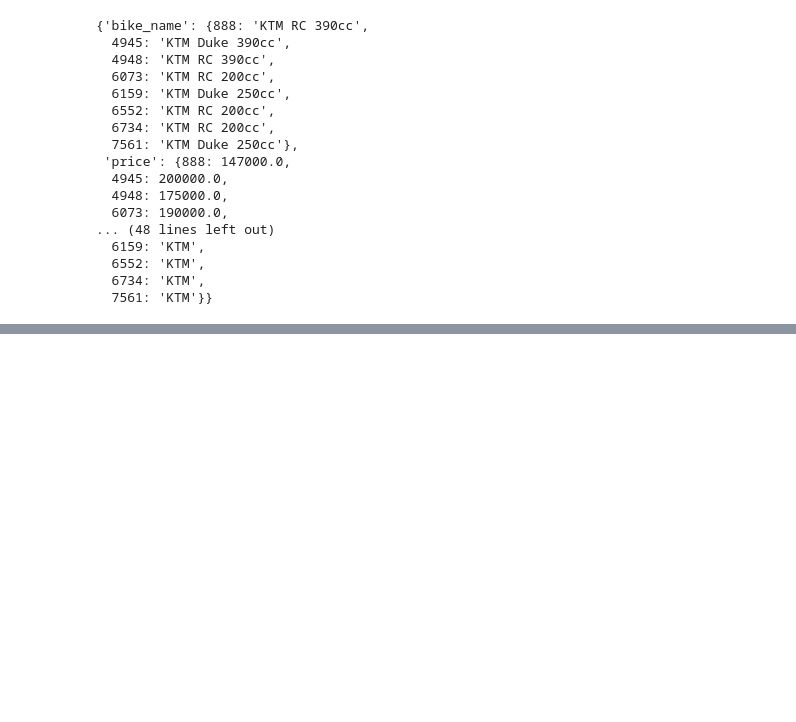
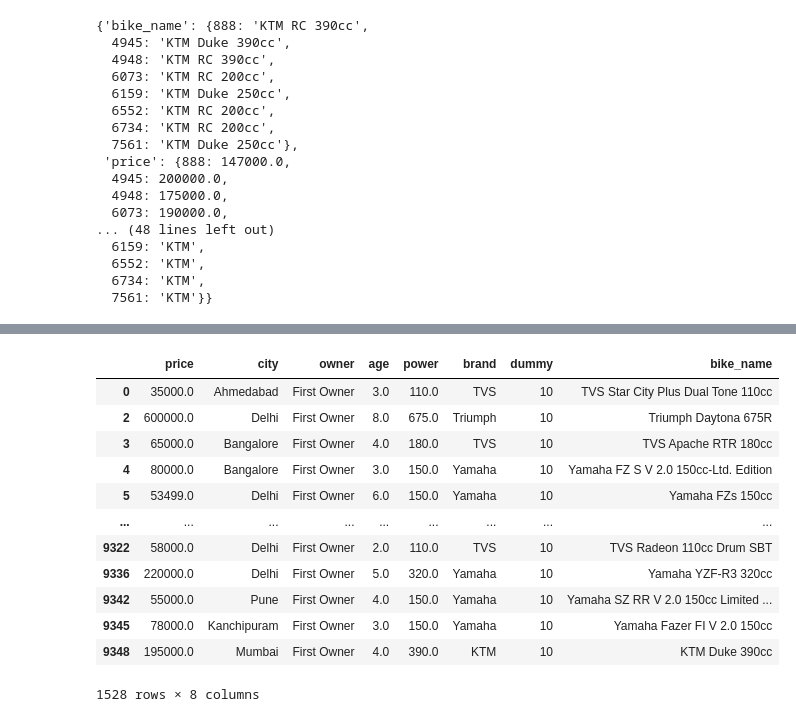
Before and after one commit to upflairs-pvt-ltd/jecrc-10-may2024, a Jupyter notebook: pandas.ipynb, the cells around one changed output, grey strips where cells are left out. Saved outputs shown, nothing was run; the diff lists cells and outputs as text; code cells hidden in the pictures; blank space fills up the shorter version.

```diff
--- a/pandas.ipynb
+++ b/pandas.ipynb
@@ -314,0 +351,2 @@ sample.to_dict()
+# %%
+bike_name = df['bike_name']
@@ -314,0 +368,2 @@ sample.to_dict()
+# %%
+df.drop(['bike_name','kms_driven'],axis='columns',inplace=True)    #to drop the columns
@@ -314,0 +379,2 @@ sample.to_dict()
+# %%
+df['dummy'] = 10
@@ -314,0 +390,2 @@ sample.to_dict()
+# %%
+df['bike_name'] = bike_name
@@ -314,0 +401,18 @@ sample.to_dict()
+# %%
+# data filter
+# brand == TVS, Yamaha,Triumph,KTM
+df[(df['brand']=='TVS')|(df['brand']=="Yamaha")|(df['brand']=="Triumph")|(df['brand'] =="KTM")]
+# %% [output]
+|  | price | city | owner | age | power | brand | dummy | bike_name |
+| 0 | 35000.0 | Ahmedabad | First Owner | 3.0 | 110.0 | TVS | 10 | TVS Star City Plus Dual Tone 110cc |
+| 2 | 600000.0 | Delhi | First Owner | 8.0 | 675.0 | Triumph | 10 | Triumph Daytona 675R |
+| 3 | 65000.0 | Bangalore | First Owner | 4.0 | 180.0 | TVS | 10 | TVS Apache RTR 180cc |
+| 4 | 80000.0 | Bangalore | First Owner | 3.0 | 150.0 | Yamaha | 10 | Yamaha FZ S V 2.0 150cc-Ltd. Edition |
+| 5 | 53499.0 | Delhi | First Owner | 6.0 | 150.0 | Yamaha | 10 | Yamaha FZs 150cc |
+| ... | ... | ... | ... | ... | ... | ... | ... | ... |
+| 9322 | 58000.0 | Delhi | First Owner | 2.0 | 110.0 | TVS | 10 | TVS Radeon 110cc Drum SBT |
+| 9336 | 220000.0 | Delhi | First Owner | 5.0 | 320.0 | Yamaha | 10 | Yamaha YZF-R3 320cc |
+| 9342 | 55000.0 | Pune | First Owner | 4.0 | 150.0 | Yamaha | 10 | Yamaha SZ RR V 2.0 150cc Limited ... |
+| 9345 | 78000.0 | Kanchipuram | First Owner | 3.0 | 150.0 | Yamaha | 10 | Yamaha Fazer FI V 2.0 150cc |
+| 9348 | 195000.0 | Mumbai | First Owner | 4.0 | 390.0 | KTM | 10 | KTM Duke 390cc |
+1528 rows × 8 columns
```
Also changed, not shown: parts of 14 cells of this notebook, 1 other file.
